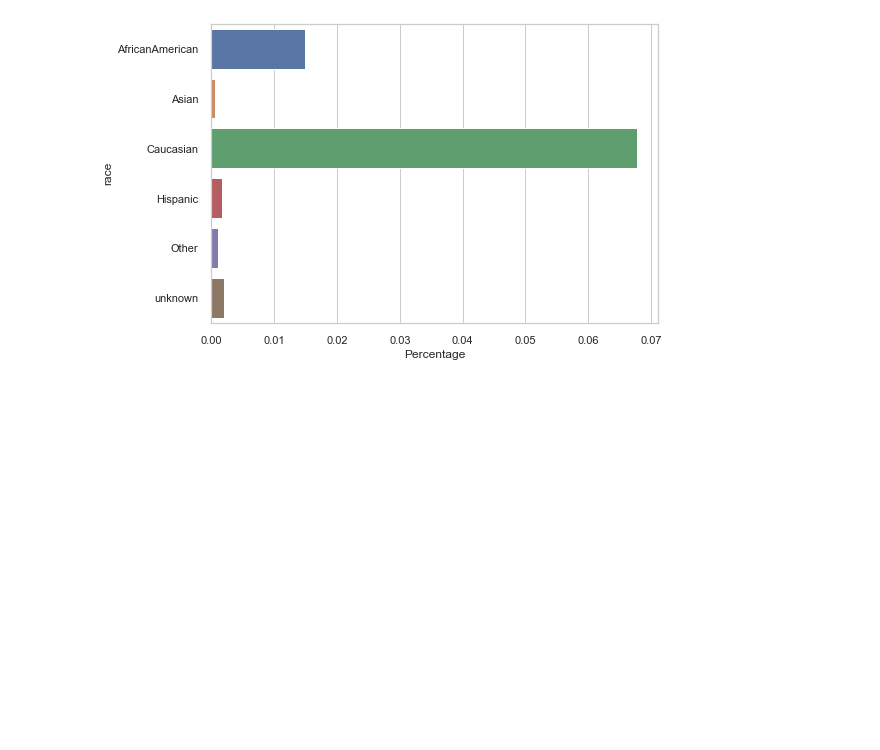
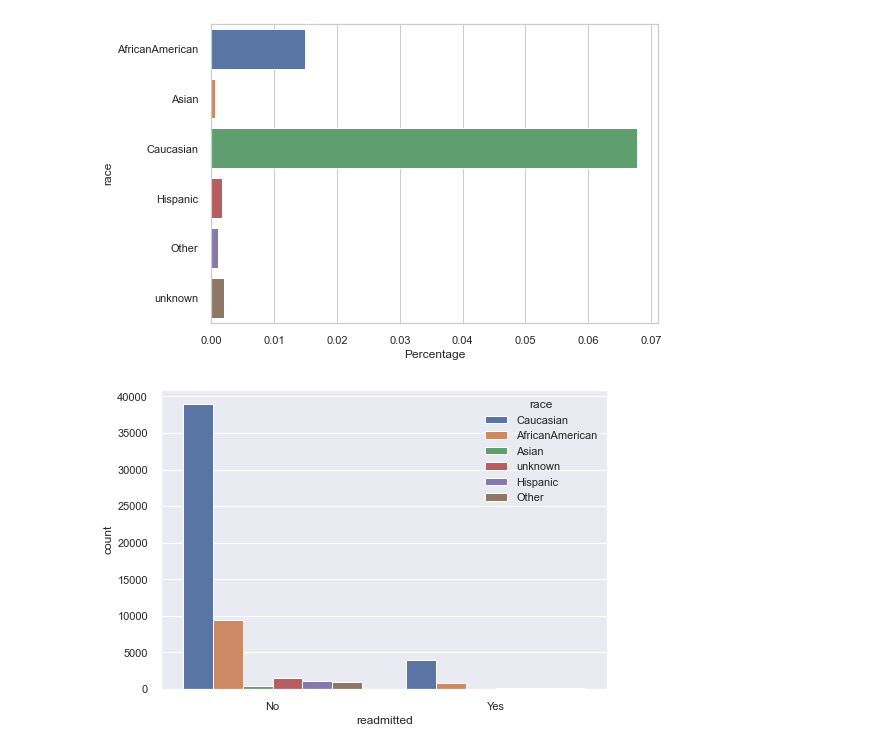
Before and after one commit to sagarwala12/HRRP, a Jupyter notebook: Visualizations_Final.ipynb, the cells around one changed output. Saved outputs shown, nothing was run; the diff lists cells and outputs as text; code cells hidden in the pictures; blank space fills up the shorter version.

Commit message:
Update to visualizations

```diff
--- a/Visualizations_Final.ipynb
+++ b/Visualizations_Final.ipynb
@@ -376,4 +376,10 @@ ax = sns.barplot(x="Percentage", y="race", data=race_percent , ci=95)
 # %% [output]
 [figure]
+# %%
+sns.set_theme(style="darkgrid")
+#titanic = sns.load_dataset("titanic")
+ax = sns.countplot(x="readmitted", hue= "race", data=train)
+# %% [output]
+[figure, added]
 # %%
 #train.profile_report()
```
Also changed, not shown: parts of 1 cell of this notebook.
